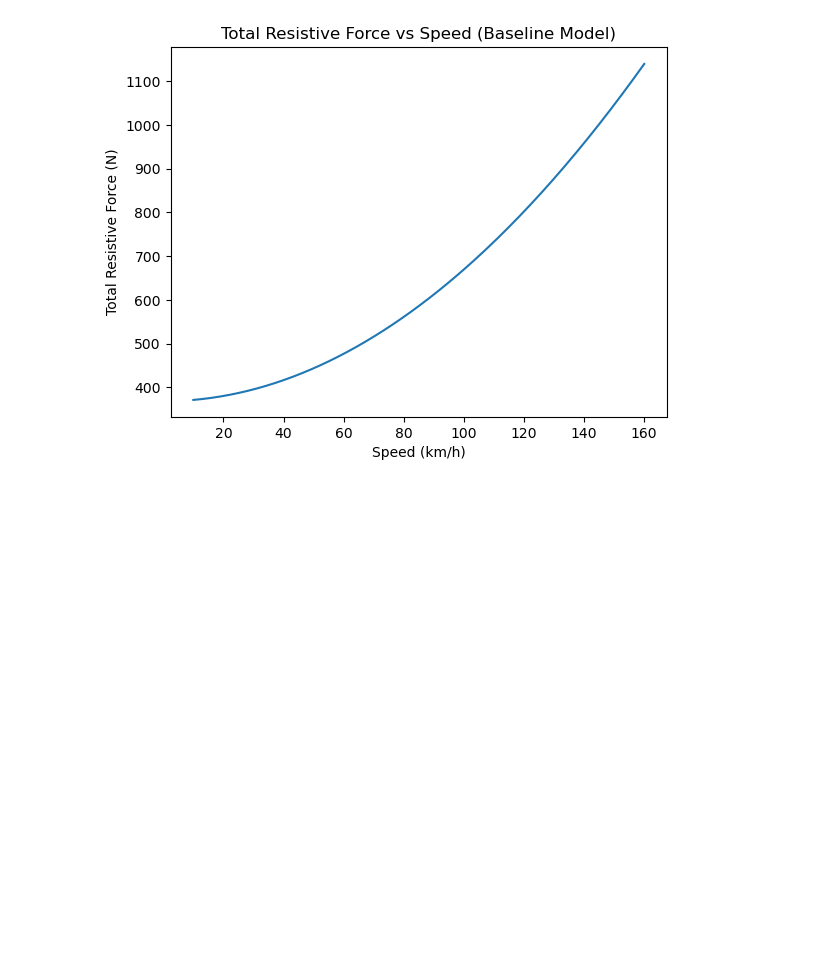
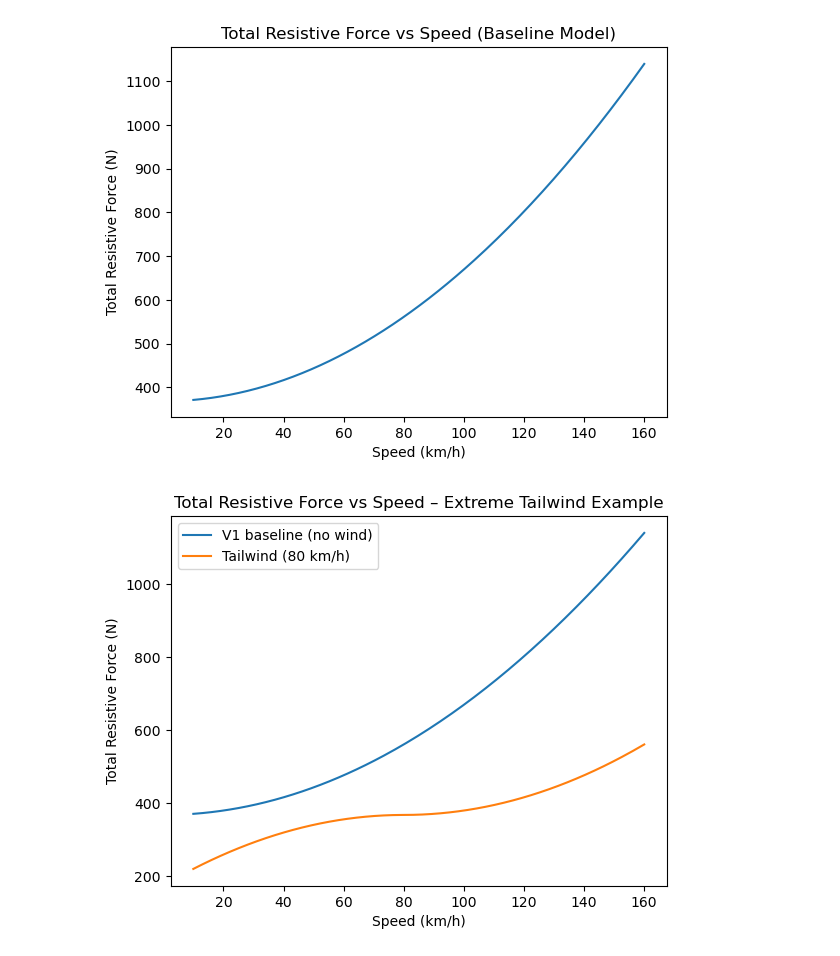
Before and after one commit to azashev/math-project, a Jupyter notebook: exploratory_model.ipynb, the cells around one changed output. Cells and saved outputs as stored; diff of their text form; code cells hidden in the pictures; blank space fills up the shorter version.

Commit message:
Add wind scenario analysis including extreme tailwind experiment

```diff
--- a/exploratory_model.ipynb
+++ b/exploratory_model.ipynb
@@ -39,3 +39,22 @@ plt.title("Total Resistive Force vs Speed (Baseline Model)")
 plt.show()
 # %% [output]
 [figure]
+# %%
+v_wind_kmh = 80
+
+plt.plot(v_kmh, F_total, label="V1 baseline (no wind)")
+
+v_wind = v_wind_kmh / 3.6
+v_rel = v - v_wind
+F_drag = 0.5 * rho * Cd * A * v_rel * abs(v_rel)
+F_total_wind = F_drag + F_roll
+
+plt.plot(v_kmh, F_total_wind, label="Tailwind (80 km/h)")
+
+plt.xlabel("Speed (km/h)")
+plt.ylabel("Total Resistive Force (N)")
+plt.title("Total Resistive Force vs Speed – Extreme Tailwind Example")
+plt.legend()
+plt.show()
+# %% [output]
+[figure, added]
```
Also changed, not shown: 1 other file.
